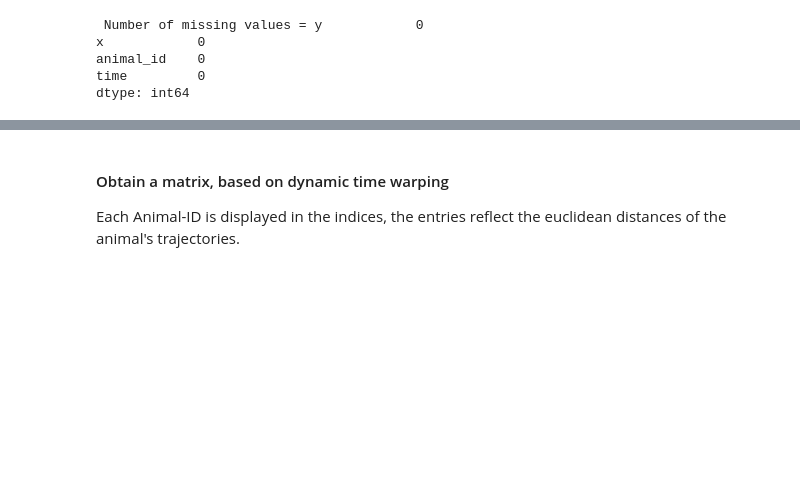
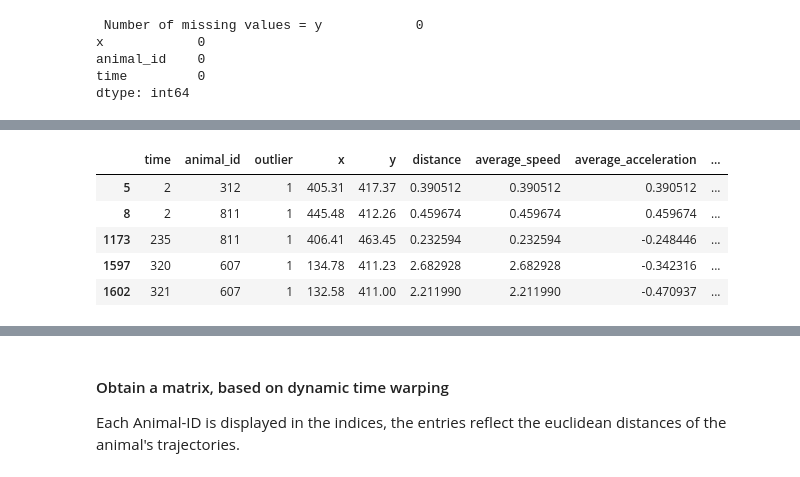
Before and after one commit to dbvis-ukon/movekit, a Jupyter notebook: examples/clustering examples.ipynb, the cells around one changed output, grey strips where cells are left out. Cells and saved outputs as stored; diff of their text form; code cells hidden in the pictures; blank space fills up the shorter version.

```diff
--- a/examples/clustering examples.ipynb
+++ b/examples/clustering examples.ipynb
@@ -111,0 +68,13 @@ np.count_nonzero(scores_pred == 1)/len(scores_pred)
+# %%
+# same function, different parameters
+other_outs = fe.outlier_detection(dataset = feats, features = ["average_speed", "average_acceleration"], contamination = 0.05, n_neighbors = 8, method = "median", metric = "euclidean")
+
+# printing all rows where outliers are present
+other_outs[other_outs.loc[:,"outlier"] == 1].head()
+# %% [output]
+|  | time | animal_id | outlier | x | y | distance | average_speed | average_acceleration | ... |
+| 5 | 2 | 312 | 1 | 405.31 | 417.37 | 0.390512 | 0.390512 | 0.390512 | ... |
+| 8 | 2 | 811 | 1 | 445.48 | 412.26 | 0.459674 | 0.459674 | 0.459674 | ... |
+| 1173 | 235 | 811 | 1 | 406.41 | 463.45 | 0.232594 | 0.232594 | -0.248446 | ... |
+| 1597 | 320 | 607 | 1 | 134.78 | 411.23 | 2.682928 | 2.682928 | -0.342316 | ... |
+| 1602 | 321 | 607 | 1 | 132.58 | 411.00 | 2.211990 | 2.211990 | -0.470937 | ... |
```
Also changed, not shown: parts of 15 cells of this notebook, 8 other files.
